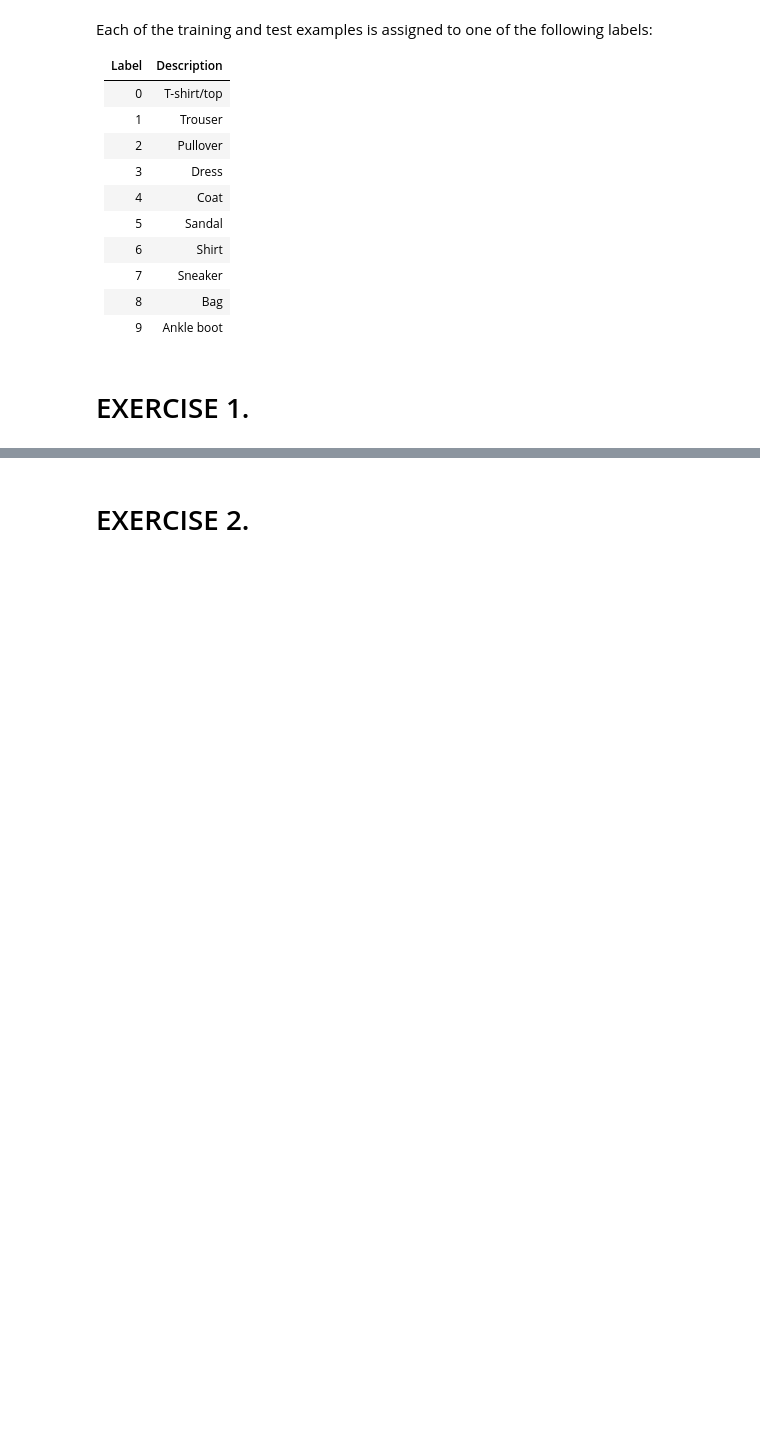
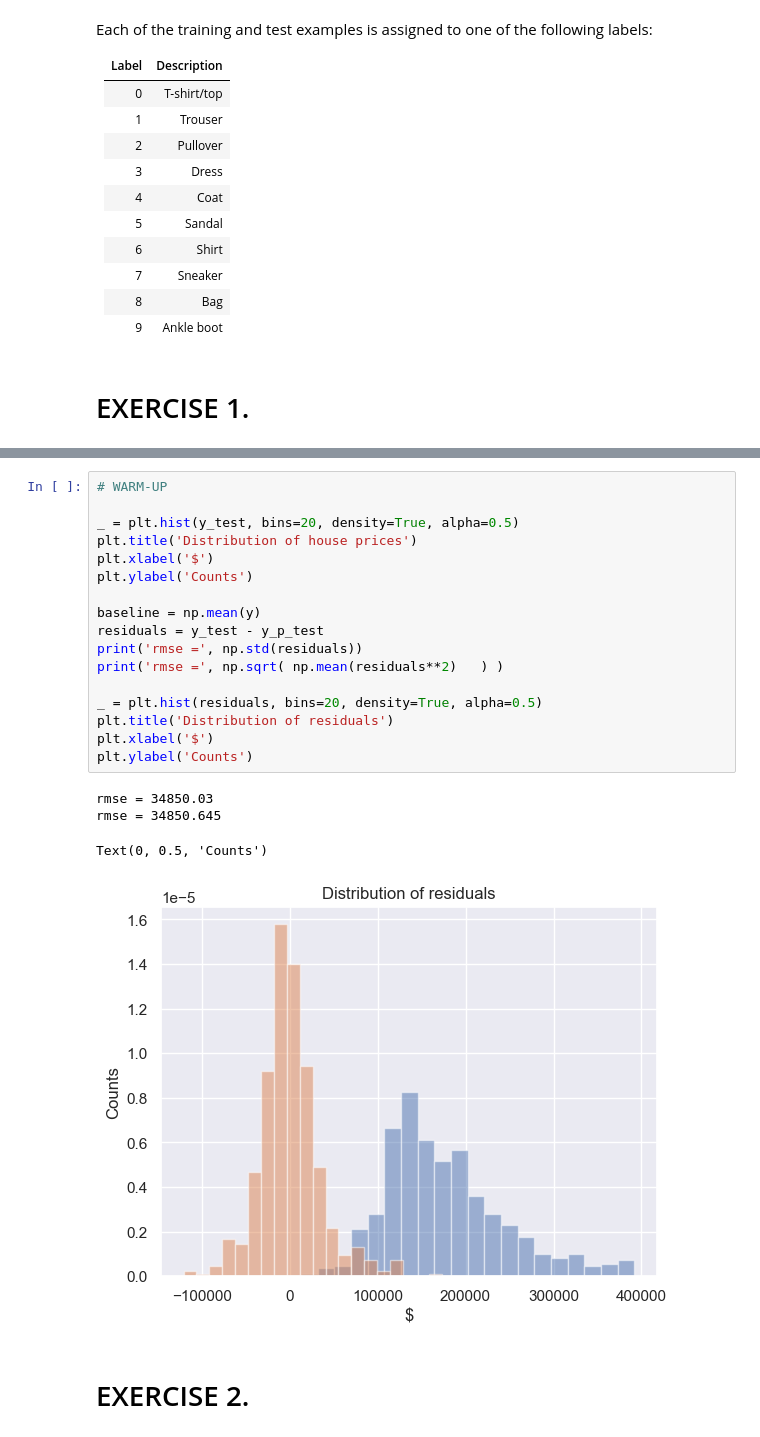
Before and after one commit to neworldemancer/DSF5, a Jupyter notebook: Solutions_1.ipynb, the cells around one changed output, grey strips where cells are left out. Saved outputs shown, nothing was run; the diff lists cells and outputs as text; blank space fills up the shorter version.

```diff
--- a/Solutions_1.ipynb
+++ b/Solutions_1.ipynb
@@ -309,3 +351,25 @@ test R2 = 0.8560578867571765
+# %%
+# WARM-UP
+
+_ = plt.hist(y_test, bins=20, density=True, alpha=0.5)
+plt.title('Distribution of house prices')
+plt.xlabel('$')
+plt.ylabel('Counts')
+
+baseline = np.mean(y)
+residuals = y_test - y_p_test
+print('rmse =', np.std(residuals))
+print('rmse =', np.sqrt( np.mean(residuals**2)   ) )
+
+_ = plt.hist(residuals, bins=20, density=True, alpha=0.5)
+plt.title('Distribution of residuals')
+plt.xlabel('$')
+plt.ylabel('Counts')
+# %% [output]
+rmse = 34850.03
+rmse = 34850.645
+Text(0, 0.5, 'Counts')
+[figure, added]
 # %% [markdown]
 # EXERCISE 2.
 # %%
```
Also changed, not shown: parts of 10 cells of this notebook, 1 other file.
